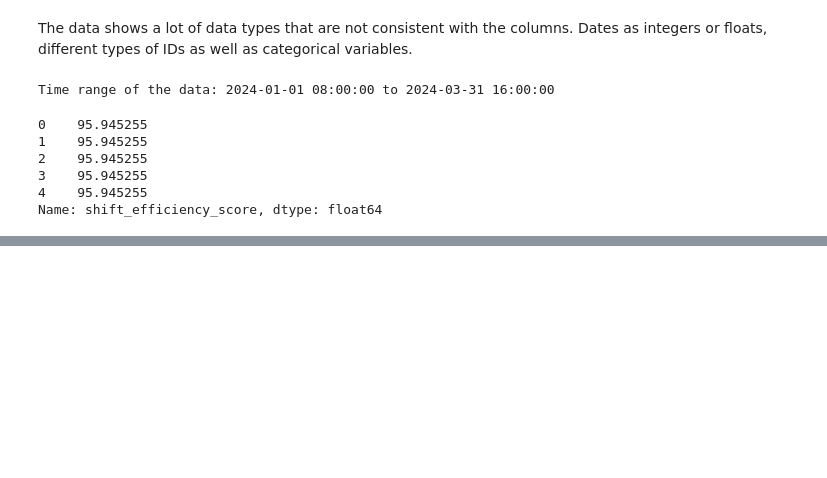
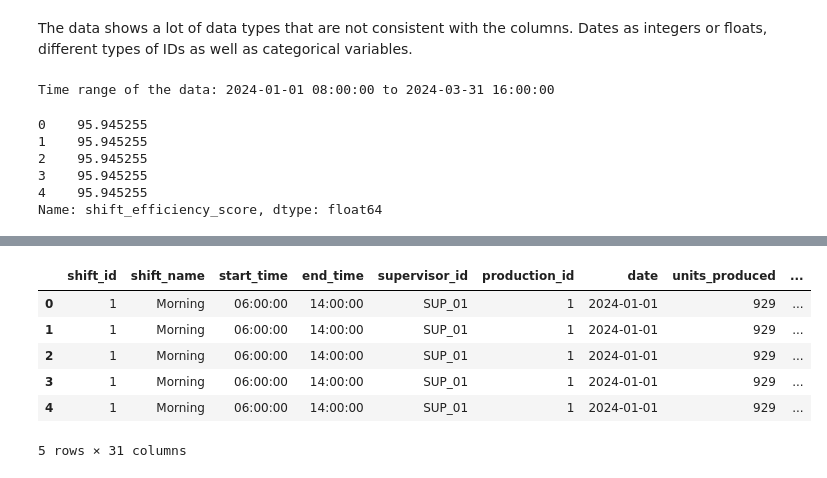
Before and after one commit to mrDanbatta/Shift_performace_project, a Jupyter notebook: shift_performance_notebook.ipynb, the cells around one changed output, grey strips where cells are left out. Saved outputs shown, nothing was run; the diff lists cells and outputs as text; code cells hidden in the pictures; blank space fills up the shorter version.

```diff
--- a/shift_performance_notebook.ipynb
+++ b/shift_performance_notebook.ipynb
@@ -76,0 +230,10 @@ Name: shift_efficiency_score, dtype: float64
+# %%
+df.head()
+# %% [output]
+|  | shift_id | shift_name | start_time | end_time | supervisor_id | production_id | date | units_produced | ... |
+| 0 | 1 | Morning | 06:00:00 | 14:00:00 | SUP_01 | 1 | 2024-01-01 | 929 | ... |
+| 1 | 1 | Morning | 06:00:00 | 14:00:00 | SUP_01 | 1 | 2024-01-01 | 929 | ... |
+| 2 | 1 | Morning | 06:00:00 | 14:00:00 | SUP_01 | 1 | 2024-01-01 | 929 | ... |
+| 3 | 1 | Morning | 06:00:00 | 14:00:00 | SUP_01 | 1 | 2024-01-01 | 929 | ... |
+| 4 | 1 | Morning | 06:00:00 | 14:00:00 | SUP_01 | 1 | 2024-01-01 | 929 | ... |
+5 rows × 31 columns
```
Also changed, not shown: parts of 22 cells of this notebook.
